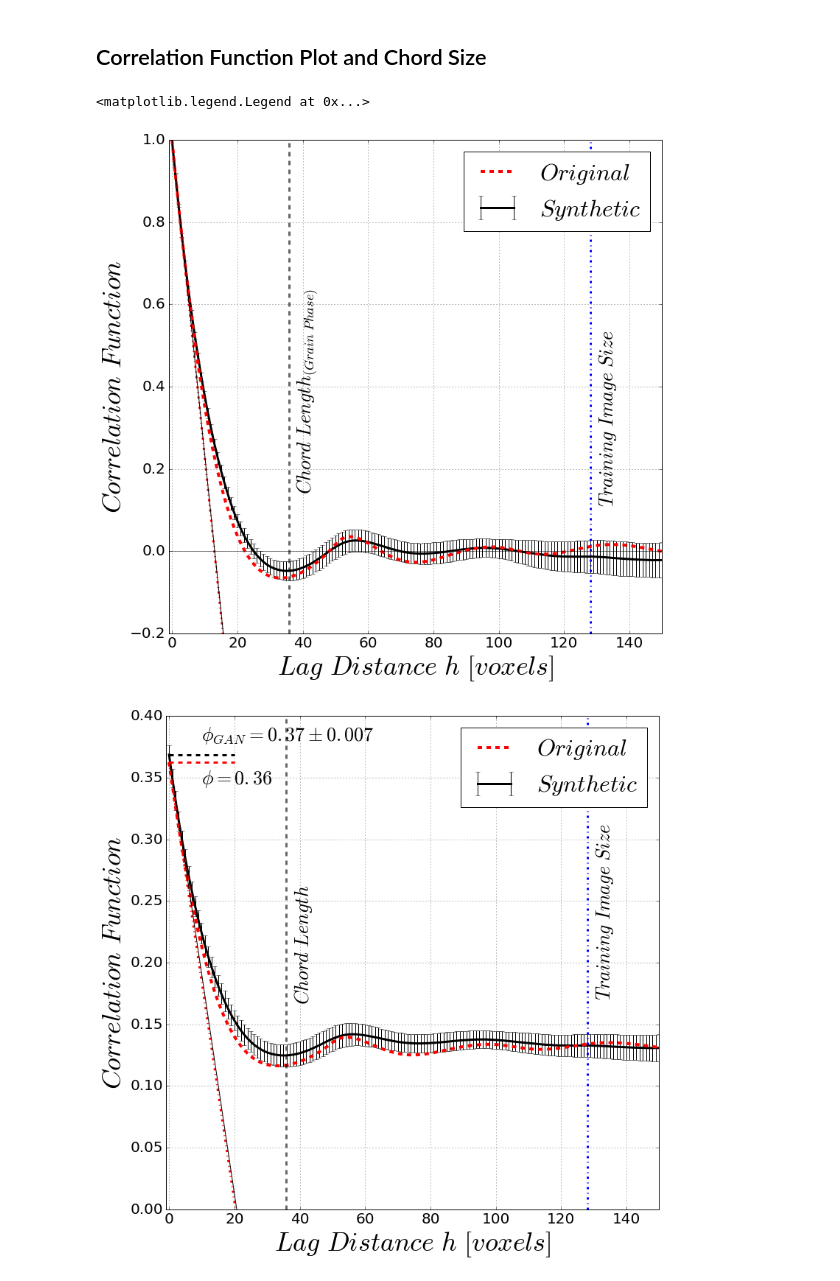
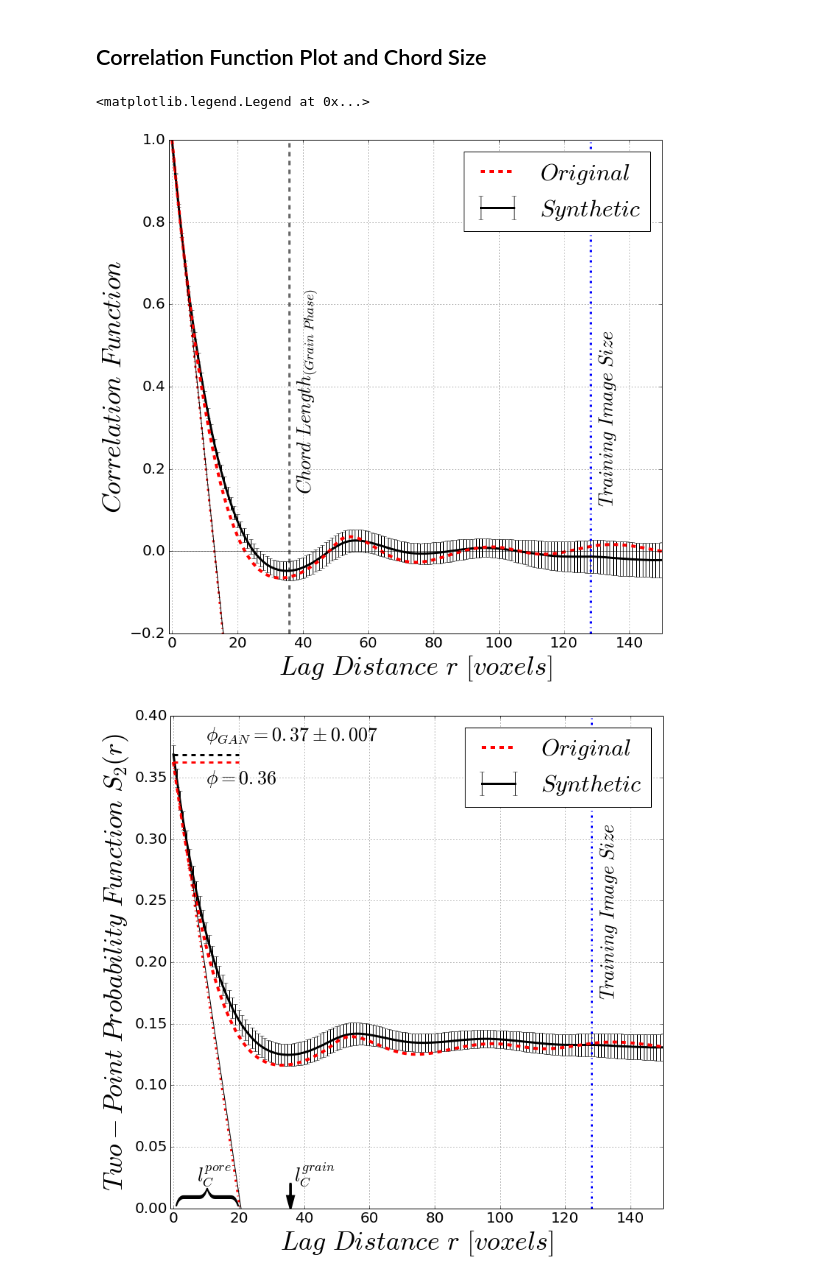
Before and after one commit to LukasMosser/PorousMediaGan, a Jupyter notebook: code/notebooks/covariance/Covariance Graphs Beadpack.ipynb, the cells around one changed output. Saved outputs shown, nothing was run; the diff lists cells and outputs as text; code cells hidden in the pictures.

```diff
--- a/code/notebooks/covariance/Covariance Graphs Beadpack.ipynb
+++ b/code/notebooks/covariance/Covariance Graphs Beadpack.ipynb
@@ -72,10 +72,20 @@ cov_data = None
 with open(out_direc+"covariance_data.json", "r") as f:
     cov_data = json.load(f)
 
-chord_lengths = []
-orig_chord_length = None
+chord_lengths_gphs = []
+chord_lengths_pphs = []
+
+orig_chord_length_gphs, orig_chord_length_pphs = None, None
+
 for key in cov_data.keys():
     if key == 'orig':
-        orig_chord_length = cov_data[key]['chord_length_gph']
+        orig_chord_length_pphs = cov_data[key]['chord_length_pph']
+        orig_chord_length_gphs = cov_data[key]['chord_length_gph']
     else:
-        chord_lengths.append(cov_data[key]['chord_length_gph'])
+        chord_lengths_pphs.append(cov_data[key]['chord_length_pph'])
+        chord_lengths_gphs.append(cov_data[key]['chord_length_gph'])
+
+avg_chord_length_gphs = np.mean(chord_lengths_gphs)
+avg_chord_length_pphs = np.mean(chord_lengths_pphs)
+print orig_chord_length_pphs, orig_chord_length_gphs
+print avg_chord_length_pphs, avg_chord_length_gphs
@@ -167,7 +175,7 @@ for i, (j, direc) in zip(range(0, 6, 2), enumerate([r"$x$", r"$y$", r"$z$"])):
 
 for j, direc in enumerate([r"$x$", r"$y$", r"$z$"]):
     ax[j].set_title(direc+r"$-Direction$", fontsize=36, y=1.02)
-    ax[j].set_xlabel(r"$Lag \ Distance \ h($"+direc+"$) \ [voxels]$", fontsize=36)
+    ax[j].set_xlabel(r"$Lag \ Distance \ r($"+direc+"$) \ [voxels]$", fontsize=36)
 
 ax[0].set_ylabel(r"$Two-Point \ Probability \ Function \ S_2(r)$", fontsize=34)
 for ax_handle in ax.flatten():
@@ -236,7 +244,7 @@ for tick in ax.xaxis.get_major_ticks():
 for tick in ax.yaxis.get_major_ticks():
     tick.label.set_fontsize(20)
 
-ax.set_xlabel(r"$Lag \ Distance \ h \ [voxels]$", fontsize=36)
+ax.set_xlabel(r"$Lag \ Distance \ r \ [voxels]$", fontsize=36)
 
 ax.set_ylabel(r"$Correlation \ Function$", fontsize=36)
 ax.set_xlim(-1, 150)
@@ -245,7 +253,7 @@ ax.grid()
 ax.legend(fontsize=32)
 # %% [output]
 <matplotlib.legend.Legend at 0x...>
-[figure, old version]
+[figure, new version]
 # %%
 fig, ax = plt.subplots(1, 1, figsize=(12, 12))
 
@@ -253,38 +261,41 @@ ax.errorbar(range(len(radial_averages_pph)), radial_averages_pph, yerr=radial_st
 ax.plot(range(len(radial_avg_orig_pph)), radial_avg_orig_pph, linestyle="--", linewidth=4, c="red", label=r"$Original$")
 
 slope_range = np.array(range(0, 30, 1))
 ax.plot(slope_range, slope_range*float(slope_radial_orig)+radial_avg_orig_pph[0], linestyle="-.", color="red", linewidth=3)
 ax.plot(slope_range, slope_range*float(slope_radial_pph)+radial_averages_pph[0], linestyle="-", color="black", linewidth=1)
 
 ax.plot([0, 20], [porosity_avg, porosity_avg], linestyle="--", color="black", linewidth=3)
 ax.text(10, 0.38, r'$\phi_{GAN}=%.2f \pm %.3f$' % (porosity_avg, porosity_std),rotation=0, fontsize=26)
 
 ax.plot([0, 20], [porosity_orig_avg, porosity_orig_avg], linestyle="--", color="red", linewidth=3)
 ax.text(10, 0.345, r'$\phi=%.2f$' % porosity_orig_avg, rotation=0, fontsize=26)
 
-
 ax.axvline(data_dic["tisize"], color="blue", linestyle="-.", linewidth=3)
 ax.text(data_dic["tisize"]+2., 0.3, r'$Training \ Image \ Size$',rotation=90, fontsize=26)
-
-ax.axvline(orig_chord_length, color="black", linestyle="--", linewidth=3, alpha=0.6)
-ax.text(orig_chord_length+2., 0.25, r'$Chord \ Length$',rotation=90, fontsize=26)
 
 ax.axhline(0.0, linestyle="-", color="black", alpha=0.5)
 
 for tick in ax.xaxis.get_major_ticks():
     tick.label.set_fontsize(20)
 
 for tick in ax.yaxis.get_major_ticks():
     tick.label.set_fontsize(20)
 
-ax.set_xlabel(r"$Lag \ Distance \ h \ [voxels]$", fontsize=36)
+ax.set_xlabel(r"$Lag \ Distance \ r \ [voxels]$", fontsize=36)
 
-ax.set_ylabel(r"$Correlation \ Function$", fontsize=36)
+ax.text(0, -0.02, r'$\{$', rotation=-90, fontsize=70)
+ax.text(orig_chord_length_pphs/2.-3, 0.022, r'$l_C^{pore}$',rotation=0, fontsize=26)
+
+ax.arrow(orig_chord_length_gphs, 0.02, 0, -0.01, head_width=2, head_length=0.01, fc='k', ec='k', linewidth=3)
+ax.text(orig_chord_length_gphs+1., 0.022, r'$l_C^{grain}$',rotation=0, fontsize=26)
+
+ax.set_ylabel(r"$Two-Point \ Probability \ Function \ S_2(r)$", fontsize=36)
 ax.set_xlim(-1, 150)
 ax.set_ylim(0.0, 0.4)
+
 ax.grid()
 ax.legend(fontsize=32)
 
-fig.savefig("../../../paper/figures/ketton_radial_averaged_s2.png", bbox_extra_artists=None, bbox_inches='tight',dpi=72)
+fig.savefig("../../../paper/figures/beadpack_radial_averaged_s2.png", bbox_extra_artists=None, bbox_inches='tight',dpi=72)
 # %% [output]
-[figure, old version]
+[figure, new version]
```
Also changed, not shown: parts of 3 cells of this notebook, 8 other files.
